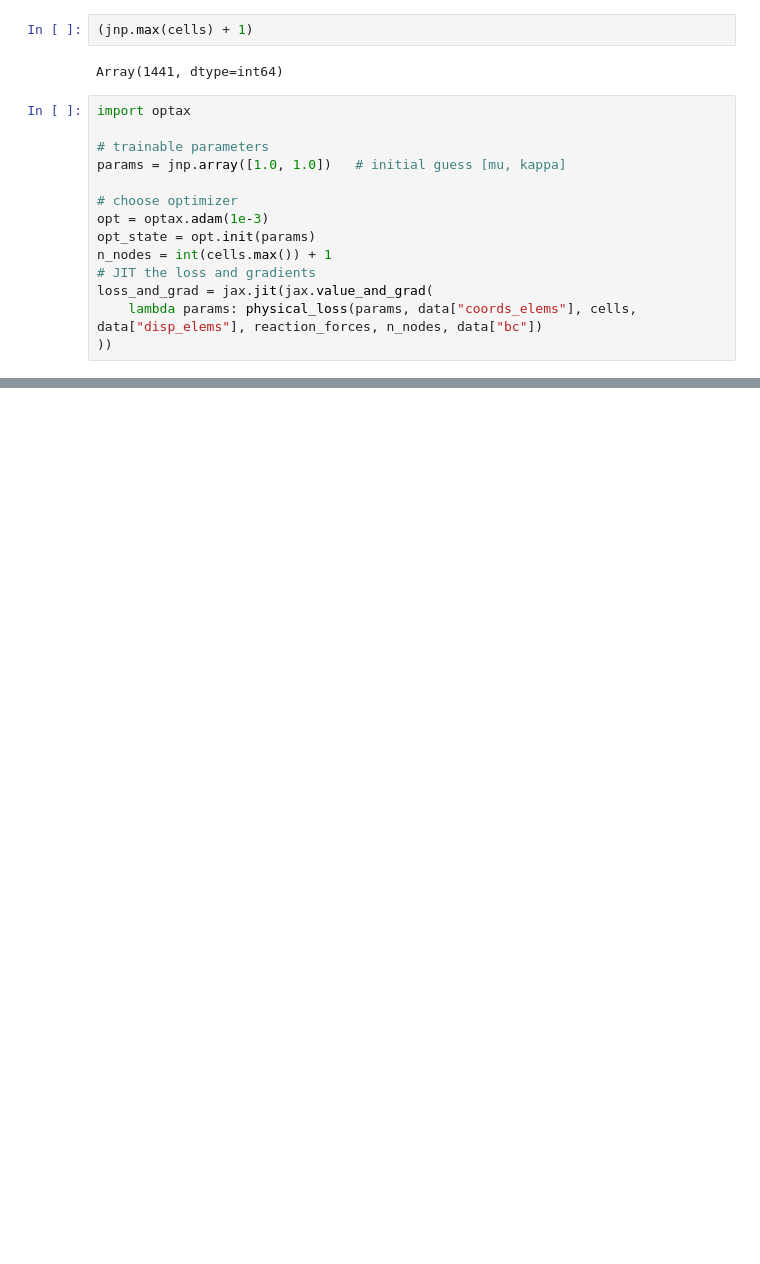
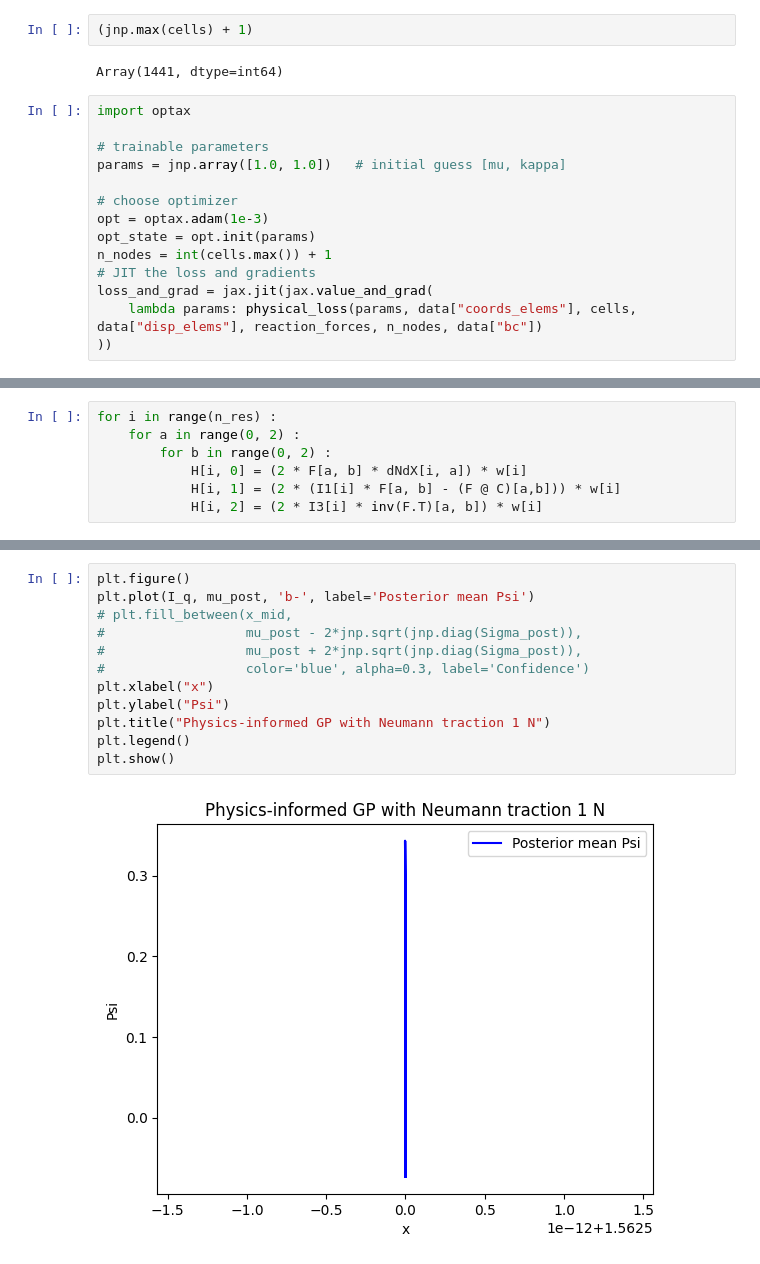
Before and after one commit to narupanta/shared, a Jupyter notebook: vfm.ipynb, the cells around one changed output, grey strips where cells are left out. Saved outputs shown, nothing was run; the diff lists cells and outputs as text; blank space fills up the shorter version.

```diff
--- a/vfm.ipynb
+++ b/vfm.ipynb
@@ -214,0 +229,7 @@ step 9950  loss=0.000059  mu=0.9913, kappa=3.0040
+# %%
+for i in range(n_res) :
+    for a in range(0, 2) :
+        for b in range(0, 2) :
+            H[i, 0] = (2 * F[a, b] * dNdX[i, a]) * w[i]
+            H[i, 1] = (2 * (I1[i] * F[a, b] - (F @ C)[a,b])) * w[i]
+            H[i, 2] = (2 * I3[i] * inv(F.T)[a, b]) * w[i]
@@ -214,0 +475,14 @@ step 9950  loss=0.000059  mu=0.9913, kappa=3.0040
+# %%
+plt.figure()
+plt.plot(I_q, mu_post, 'b-', label='Posterior mean Psi')
+# plt.fill_between(x_mid,
+#                  mu_post - 2*jnp.sqrt(jnp.diag(Sigma_post)),
+#                  mu_post + 2*jnp.sqrt(jnp.diag(Sigma_post)),
+#                  color='blue', alpha=0.3, label='Confidence')
+plt.xlabel("x")
+plt.ylabel("Psi")
+plt.title("Physics-informed GP with Neumann traction 1 N")
+plt.legend()
+plt.show()
+# %% [output]
+[figure, added]
```
Also changed, not shown: parts of 82 cells of this notebook, 38 other files.
